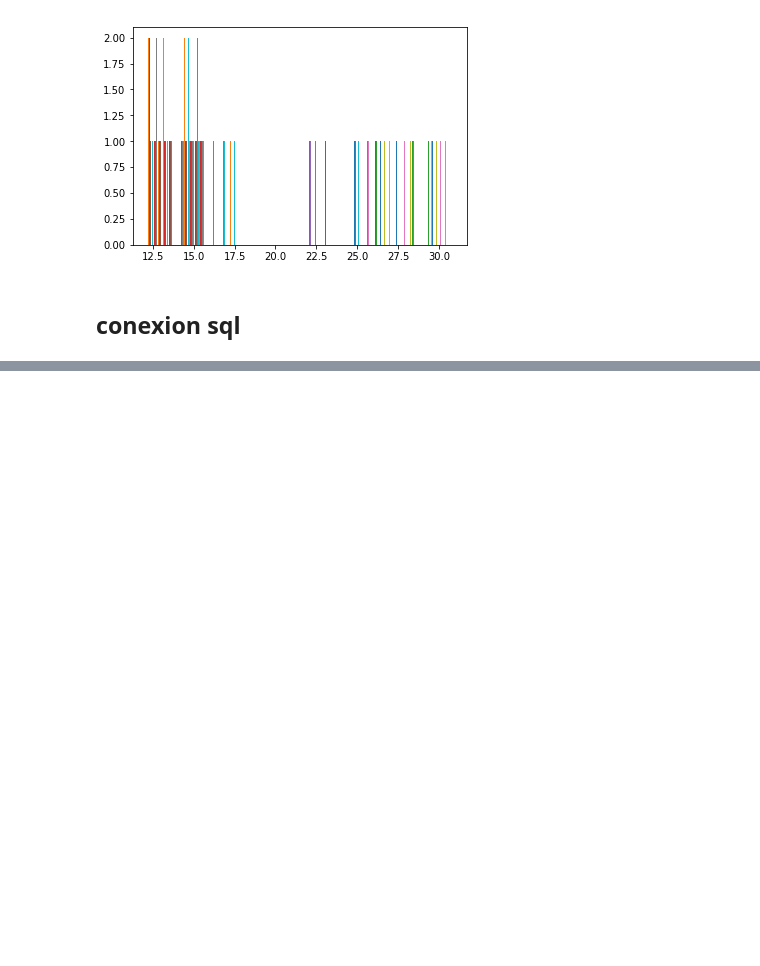
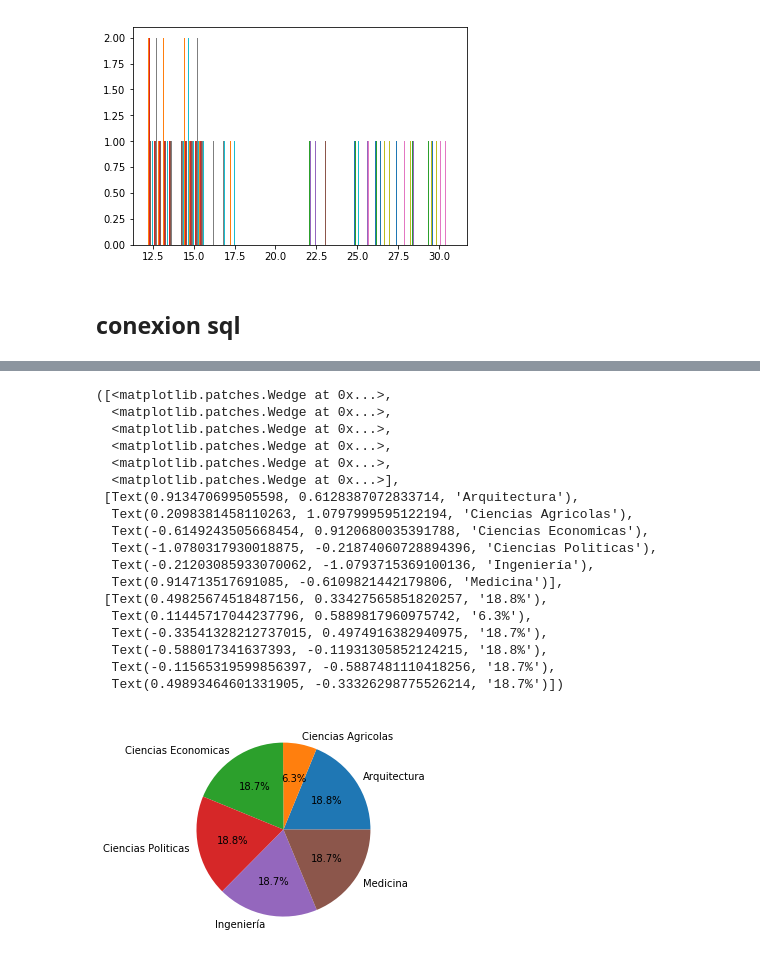
Before and after one commit to PabloMuralles/Analisis-de-datos, a Jupyter notebook: DemoPython/PrimerDemo.ipynb, the cells around one changed output, grey strips where cells are left out. Cells and saved outputs as stored; diff of their text form; code cells hidden in the pictures; blank space fills up the shorter version.

```diff
--- a/DemoPython/PrimerDemo.ipynb
+++ b/DemoPython/PrimerDemo.ipynb
@@ -281,5 +280,5 @@ plt.hist(dfTemperaturasRandom_2)
 # %%
 conexion = pyodbc.connect('Driver={SQL Server};'
 'Server=DESKTOP-34T1EIQ;'
-'Database=Admisiones_DHW;'
-'Trusted_Connection=yes;')
+'Database=Admisiones_DWH;'
+'Trusted_Connection=yes;', timeout=5000)
@@ -287,0 +285,3 @@ ProgrammingError: ('42000', '[42000] [Microsoft][ODBC SQL Server Driver][SQL Ser
+# %%
+DF_DB = pd.read_sql("select * from fact.examen e inner join dimension.carrera c on e.sk_carrera=c.sk_carrera", conexion)
+DF_DB.head(5)
@@ -287,0 +306,24 @@ ProgrammingError: ('42000', '[42000] [Microsoft][ODBC SQL Server Driver][SQL Ser
+# %%
+df_ConteoExamenes=DF_DB.groupby("NombreFacultad").count()["ID_Examen"].reset_index(name="ConteoExamenes")
+# %%
+plt.pie(df_ConteoExamenes['ConteoExamenes'],labels=df_ConteoExamenes.NombreFacultad,autopct='%1.1f%%')
+# %% [output]
+([<matplotlib.patches.Wedge at 0x...>,
+  <matplotlib.patches.Wedge at 0x...>,
+  <matplotlib.patches.Wedge at 0x...>,
+  <matplotlib.patches.Wedge at 0x...>,
+  <matplotlib.patches.Wedge at 0x...>,
+  <matplotlib.patches.Wedge at 0x...>],
+ [Text(0.913470699505598, 0.6128387072833714, 'Arquitectura'),
+  Text(0.2098381458110263, 1.0797999595122194, 'Ciencias Agricolas'),
+  Text(-0.6149243505668454, 0.9120680035391788, 'Ciencias Economicas'),
+  Text(-1.0780317930018875, -0.21874060728894396, 'Ciencias Politicas'),
+  Text(-0.21203085933070062, -1.0793715369100136, 'Ingeniería'),
+  Text(0.914713517691085, -0.6109821442179806, 'Medicina')],
+ [Text(0.49825674518487156, 0.33427565851820257, '18.8%'),
+  Text(0.11445717044237796, 0.5889817960975742, '6.3%'),
+  Text(-0.33541328212737015, 0.4974916382940975, '18.7%'),
+  Text(-0.588017341637393, -0.11931305852124215, '18.8%'),
+  Text(-0.11565319599856397, -0.5887481110418256, '18.7%'),
+  Text(0.49893464601331905, -0.33326298775526214, '18.7%')])
+[figure, added]
```
Also changed, not shown: parts of 4 cells of this notebook.
